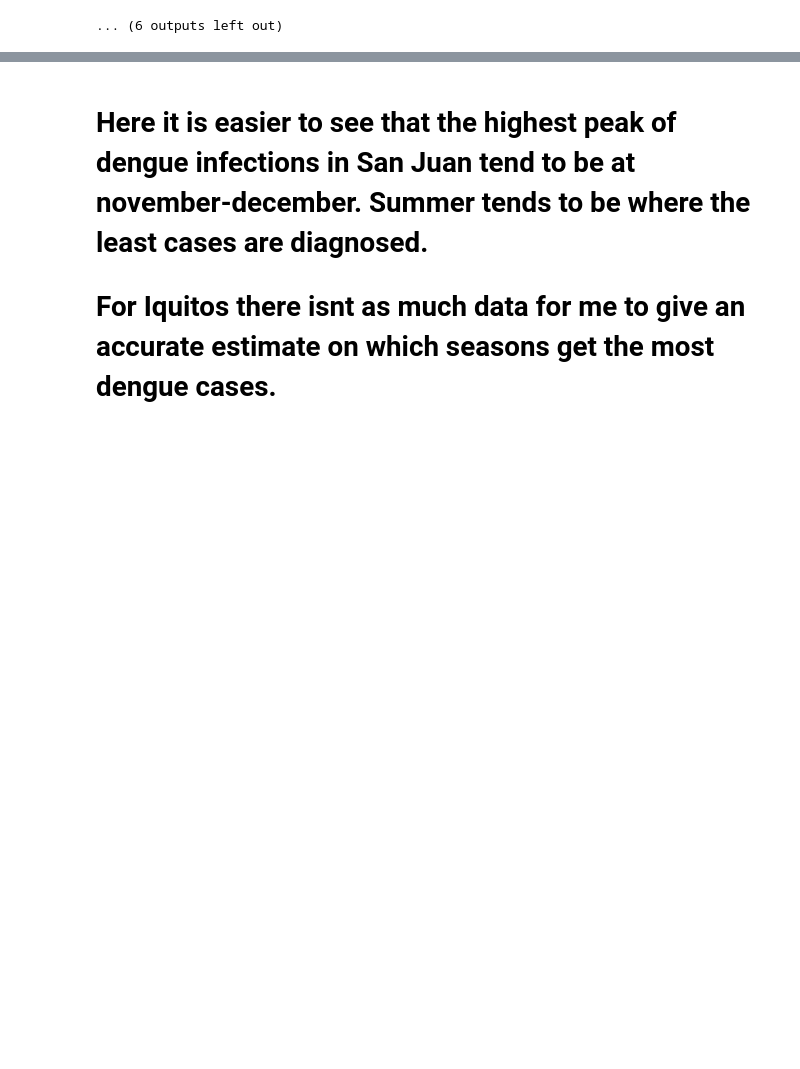
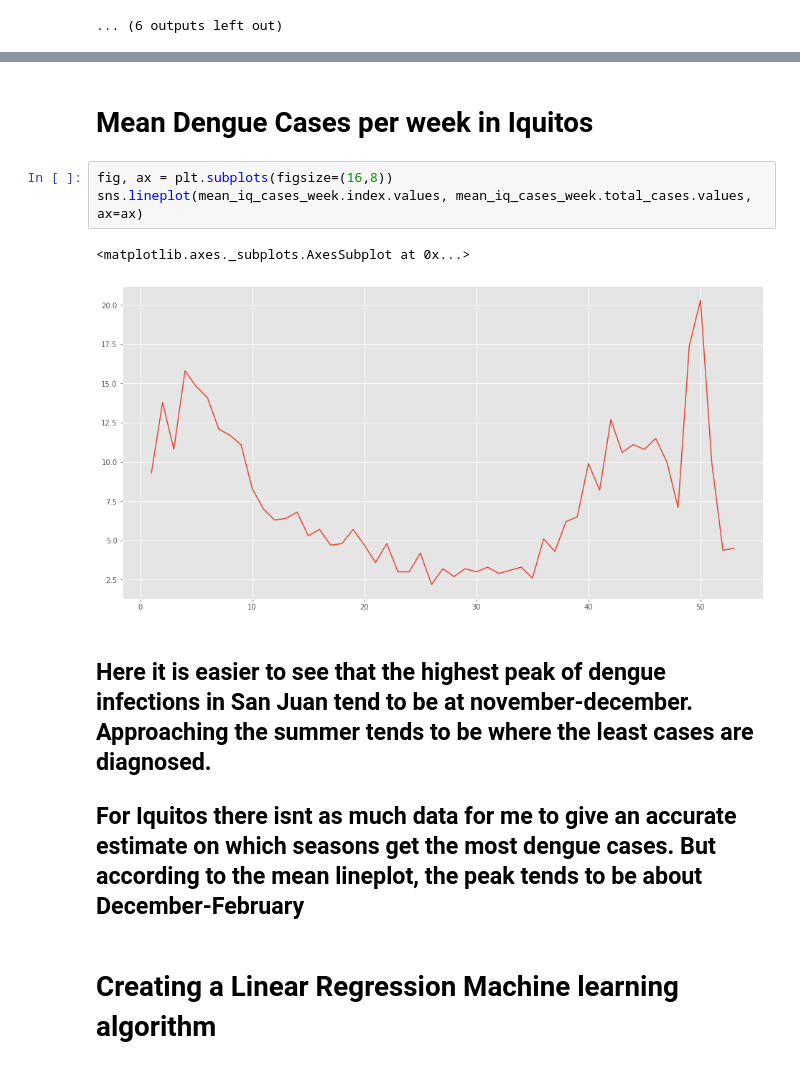
Before and after one commit to jisanos/DengAIProject, a Jupyter notebook: Final_Proyect_Script.ipynb, the cells around one changed output, grey strips where cells are left out. Cells and saved outputs as stored; diff of their text form; blank space fills up the shorter version.

```diff
--- a/Final_Proyect_Script.ipynb
+++ b/Final_Proyect_Script.ipynb
@@ -435,5 +453,15 @@ for i in range(1990,2008):
+# %% [markdown]
+# Mean Dengue Cases per week in Iquitos
+# %%
+fig, ax = plt.subplots(figsize=(16,8))
+sns.lineplot(mean_iq_cases_week.index.values, mean_iq_cases_week.total_cases.values, ax=ax)
+# %% [output]
+<matplotlib.axes._subplots.AxesSubplot at 0x...>
+[figure, added]
 # %% [markdown]
-# Here it is easier to see that the highest peak of dengue infections in San Juan tend to be at november-december. Summer tends to be where the least cases are diagnosed.
+## Here it is easier to see that the highest peak of dengue infections in San Juan tend to be at november-december. Approaching the summer tends to be where the least cases are diagnosed.
 
-# For Iquitos there isnt as much data for me to give an accurate estimate on which seasons get the most dengue cases.
+## For Iquitos there isnt as much data for me to give an accurate estimate on which seasons get the most dengue cases. But according to the mean lineplot, the peak tends to be about December-February
+# %% [markdown]
+# Creating a Linear Regression Machine learning algorithm
 # %%
```
Also changed, not shown: parts of 33 cells of this notebook.
